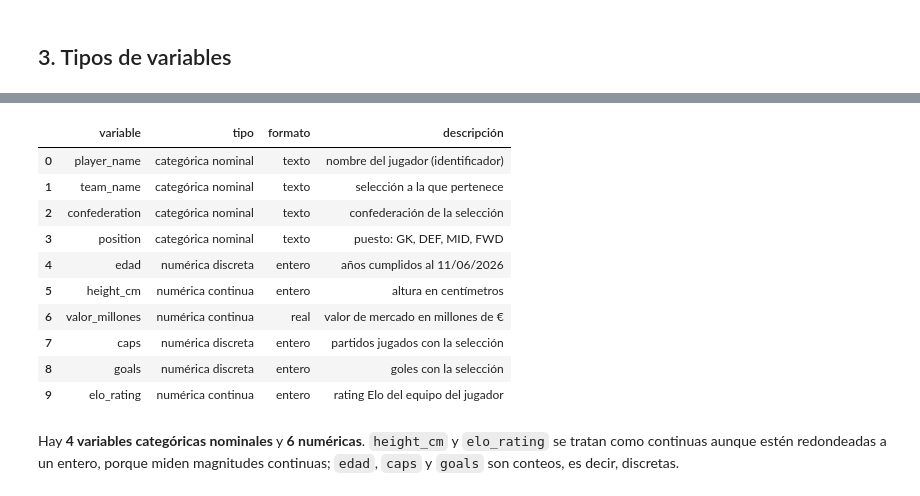
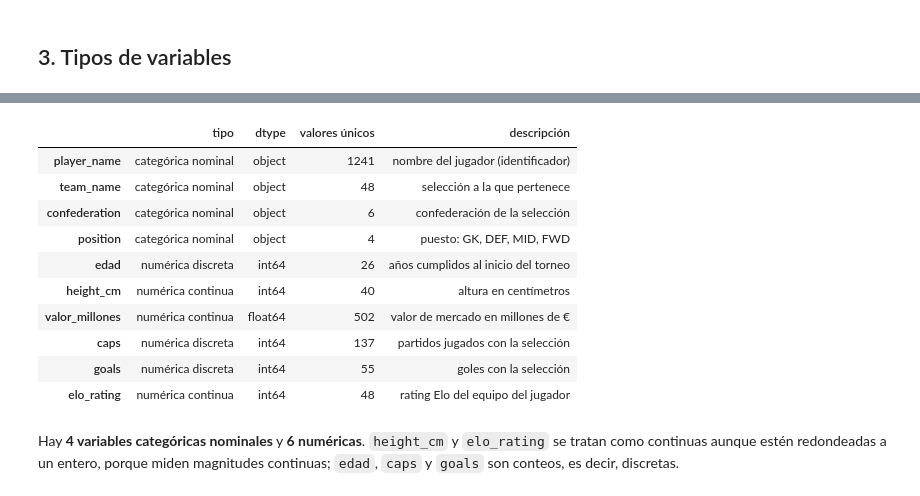
Before and after one commit to MartinMousist/Inteligencia-Artificial-IUA-Mousist-Jorge-Martin, a Jupyter notebook: E2/ejercicio2.ipynb, the cells around one changed output, grey strips where cells are left out. Saved outputs shown, nothing was run; the diff lists cells and outputs as text; code cells hidden in the pictures.

```diff
--- a/E2/ejercicio2.ipynb
+++ b/E2/ejercicio2.ipynb
@@ -101,30 +180,39 @@ memory usage: 97.6 KB
 # %%
-tipos = pd.DataFrame([
-    ('player_name',    'categórica nominal', 'texto',  'nombre del jugador (identificador)'),
-    ('team_name',      'categórica nominal', 'texto',  'selección a la que pertenece'),
-    ('confederation',  'categórica nominal', 'texto',  'confederación de la selección'),
-    ('position',       'categórica nominal', 'texto',  'puesto: GK, DEF, MID, FWD'),
-    ('edad',           'numérica discreta',  'entero', 'años cumplidos al 11/06/2026'),
-    ('height_cm',      'numérica continua',  'entero', 'altura en centímetros'),
-    ('valor_millones', 'numérica continua',  'real',   'valor de mercado en millones de €'),
-    ('caps',           'numérica discreta',  'entero', 'partidos jugados con la selección'),
-    ('goals',          'numérica discreta',  'entero', 'goles con la selección'),
-    ('elo_rating',     'numérica continua',  'entero', 'rating Elo del equipo del jugador'),
-], columns=['variable', 'tipo', 'formato', 'descripción'])
+# La clasificación conceptual la asigno yo; el dtype y la cantidad de valores
+# únicos los leo del propio DataFrame para que la tabla no pueda quedar desfasada.
+clasificacion = {
+    'player_name':    ('categórica nominal', 'nombre del jugador (identificador)'),
+    'team_name':      ('categórica nominal', 'selección a la que pertenece'),
+    'confederation':  ('categórica nominal', 'confederación de la selección'),
+    'position':       ('categórica nominal', 'puesto: GK, DEF, MID, FWD'),
+    'edad':           ('numérica discreta',  'años cumplidos al inicio del torneo'),
+    'height_cm':      ('numérica continua',  'altura en centímetros'),
+    'valor_millones': ('numérica continua',  'valor de mercado en millones de €'),
+    'caps':           ('numérica discreta',  'partidos jugados con la selección'),
+    'goals':          ('numérica discreta',  'goles con la selección'),
+    'elo_rating':     ('numérica continua',  'rating Elo del equipo del jugador'),
+}
+
+tipos = pd.DataFrame({
+    'tipo':           {c: clasificacion[c][0] for c in df.columns},
+    'dtype':          df.dtypes.astype(str),
+    'valores únicos': df.nunique(),
+    'descripción':    {c: clasificacion[c][1] for c in df.columns},
+})
 
 tipos
 # %% [output]
-|  | variable | tipo | formato | descripción |
-| 0 | player_name | categórica nominal | texto | nombre del jugador (identificador) |
-| 1 | team_name | categórica nominal | texto | selección a la que pertenece |
-| 2 | confederation | categórica nominal | texto | confederación de la selección |
-| 3 | position | categórica nominal | texto | puesto: GK, DEF, MID, FWD |
-| 4 | edad | numérica discreta | entero | años cumplidos al 11/06/2026 |
-| 5 | height_cm | numérica continua | entero | altura en centímetros |
-| 6 | valor_millones | numérica continua | real | valor de mercado en millones de € |
-| 7 | caps | numérica discreta | entero | partidos jugados con la selección |
-| 8 | goals | numérica discreta | entero | goles con la selección |
-| 9 | elo_rating | numérica continua | entero | rating Elo del equipo del jugador |
+|  | tipo | dtype | valores únicos | descripción |
+| player_name | categórica nominal | object | 1241 | nombre del jugador (identificador) |
+| team_name | categórica nominal | object | 48 | selección a la que pertenece |
+| confederation | categórica nominal | object | 6 | confederación de la selección |
+| position | categórica nominal | object | 4 | puesto: GK, DEF, MID, FWD |
+| edad | numérica discreta | int64 | 26 | años cumplidos al inicio del torneo |
+| height_cm | numérica continua | int64 | 40 | altura en centímetros |
+| valor_millones | numérica continua | float64 | 502 | valor de mercado en millones de € |
+| caps | numérica discreta | int64 | 137 | partidos jugados con la selección |
+| goals | numérica discreta | int64 | 55 | goles con la selección |
+| elo_rating | numérica continua | int64 | 48 | rating Elo del equipo del jugador |
 # %% [markdown]
 Hay **4 variables categóricas nominales** y **6 numéricas**. `height_cm` y `elo_rating` se tratan
 como continuas aunque estén redondeadas a un entero, porque miden magnitudes continuas; `edad`,
```
Also changed, not shown: parts of 26 cells of this notebook.
